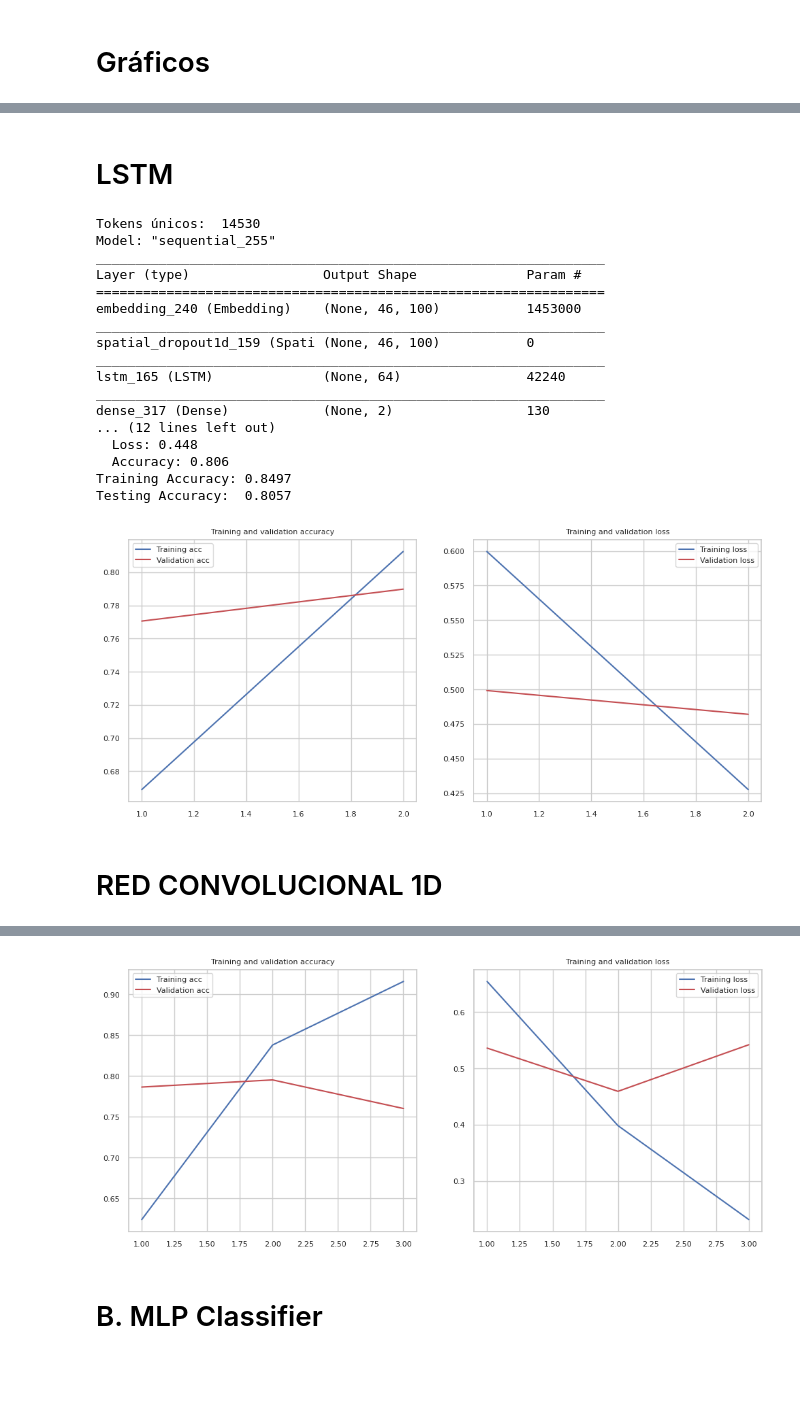
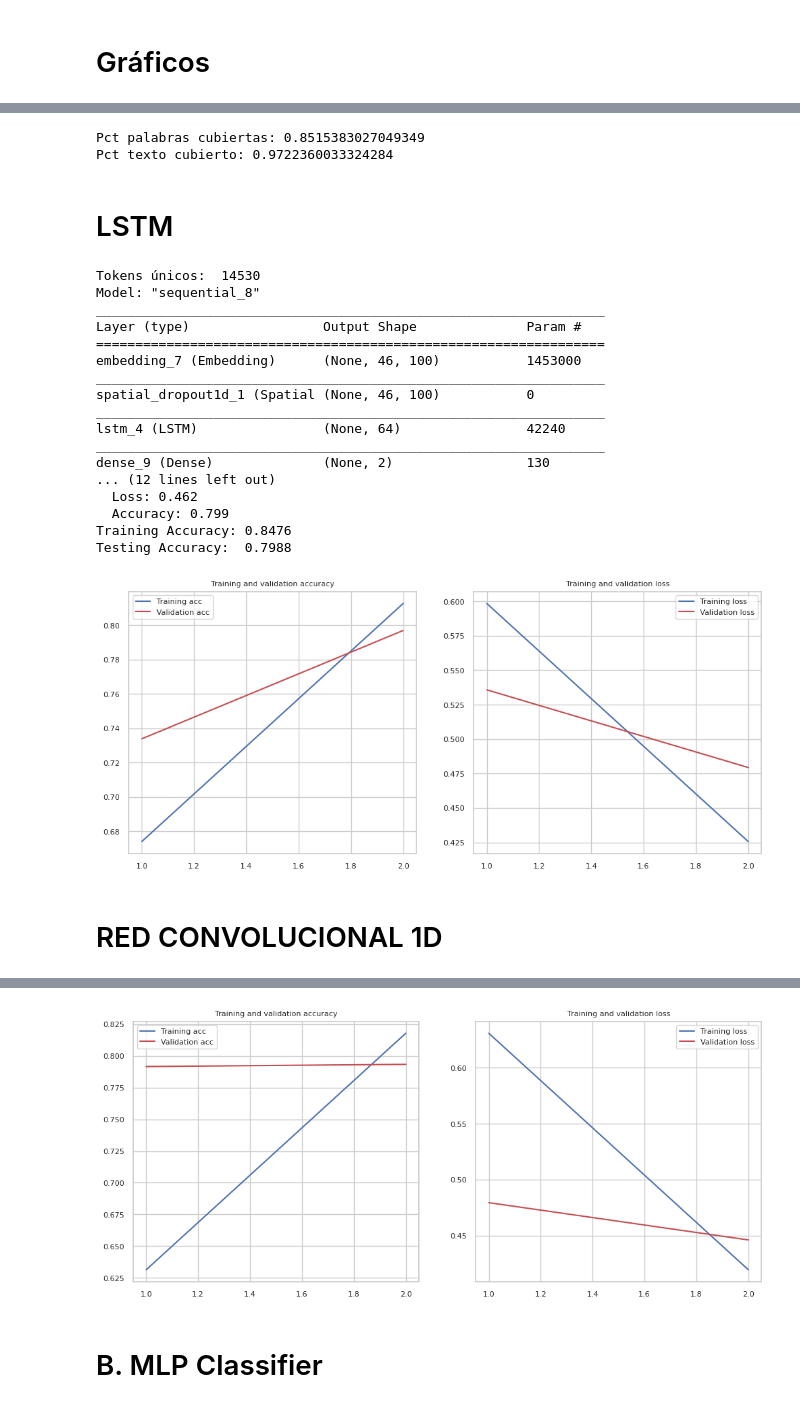
Before and after one commit to delpinor/datos7506, a Jupyter notebook: TP2 - ML.ipynb, the cells around one changed output, grey strips where cells are left out. Saved outputs shown, nothing was run; the diff lists cells and outputs as text; code cells hidden in the pictures; blank space fills up the shorter version.

```diff
--- a/TP2 - ML.ipynb
+++ b/TP2 - ML.ipynb
@@ -644,3 +779,14 @@ Epoch 2/2
+# %%
+a, b, c = porcentaje_cobertura(train_df['text_clean'],embeddings_index)
+print('Pct palabras cubiertas:', b)
+print('Pct texto cubierto:', c)
+#print('Palabras no cubiertas:', a)
+serie = pd.Series(a, index=a.keys())
+palabras_df = serie.to_frame().reset_index()
+#palabras_df.sort_values(by=0, ascending=False).to_csv('data/palabras_no_glove.csv')
+# %% [output]
+Pct palabras cubiertas: 0.8515383027049349
+Pct texto cubierto: 0.9722360033324284
 # %% [markdown]
 # LSTM
 # %%
@@ -670,15 +816,17 @@ y = pd.get_dummies(y).values
 
 
 # Split
-X_train, X_test, y_train, y_test = train_test_split(X,y, test_size = 0.25, random_state = 0)
+X_train, X_test, y_train, y_test = train_test_split(X,y, test_size = 0.25, random_state = 42)
 
 
 model = Sequential()
-model.add(layers.Embedding(vocab_size, EMBEDDING_DIM ,input_length = X.shape[1]))
-model.add(layers.SpatialDropout1D(0.6))
-model.add(layers.LSTM(64, dropout=0.2, recurrent_dropout=0.2))
-model.add(layers.Dense(2, activation='sigmoid'))
+model.add(Embedding(vocab_size, EMBEDDING_DIM ,input_length = X.shape[1]))
+model.add(SpatialDropout1D(0.6))
+model.add(LSTM(64, dropout=0.2, recurrent_dropout=0.2))
+model.add(Dense(2, activation='sigmoid'))
 model.compile(loss='categorical_crossentropy', optimizer='adam', metrics=['accuracy'])
+
+
 print(model.summary())
 
 
@@ -700,23 +848,23 @@ print("Testing Accuracy:  {:.4f}".format(accuracy))
 plot_history(history)
 # %% [output]
 Tokens únicos:  14530
-Model: "sequential_255"
+Model: "sequential_8"
 _________________________________________________________________
 Layer (type)                 Output Shape              Param #
 =================================================================
-embedding_240 (Embedding)    (None, 46, 100)           1453000
+embedding_7 (Embedding)      (None, 46, 100)           1453000
 _________________________________________________________________
-spatial_dropout1d_159 (Spati (None, 46, 100)           0
+spatial_dropout1d_1 (Spatial (None, 46, 100)           0
 _________________________________________________________________
-lstm_165 (LSTM)              (None, 64)                42240
+lstm_4 (LSTM)                (None, 64)                42240
 _________________________________________________________________
-dense_317 (Dense)            (None, 2)                 130
+dense_9 (Dense)              (None, 2)                 130
 ... (12 lines left out)
-  Loss: 0.448
-  Accuracy: 0.806
-Training Accuracy: 0.8497
-Testing Accuracy:  0.8057
+  Loss: 0.462
+  Accuracy: 0.799
+Training Accuracy: 0.8476
+Testing Accuracy:  0.7988
-[figure, old version]
+[figure, new version]
 # %% [markdown]
 # RED CONVOLUCIONAL 1D
 # %%
@@ -724,7 +872,7 @@ Testing Accuracy:  0.8057
 MAX_SEQUENCE_LENGTH = train_df['text_clean'].str.split().str.len().max() + 1
 
 #Maximo de palabras
-MAX_NB_WORDS = 50000
+MAX_NB_WORDS = 2000
 
 # Matriz de salida
 EMBEDDING_DIM = 100
@@ -749,15 +897,15 @@ X_train, X_test, y_train, y_test = train_test_split(X,y, test_size = 0.25, rando
 # Agrego unua red convolucional 1D
 model = Sequential()
 model.add(layers.Embedding(vocab_size, EMBEDDING_DIM ,input_length = X.shape[1]))
-model.add(layers.Conv1D(100, 5, activation='sigmoid'))
+model.add(layers.Conv1D(512, 32, activation='sigmoid'))
 model.add(layers.GlobalMaxPooling1D())
-model.add(layers.Dense(64, activation='sigmoid'))
+model.add(layers.Dense(64, activation='relu'))
 model.add(layers.Dense(2, activation='sigmoid'))
 model.compile(optimizer='adam',loss='binary_crossentropy',metrics=['accuracy'])
 
 
-epochs = 3
-batch_size = 32
+epochs = 2
+batch_size = 64
 
 history = model.fit(X_train, y_train, epochs=epochs, batch_size=batch_size,
                     validation_split=0.1,callbacks=[EarlyStopping(monitor='val_loss',
@@ -788,4 +934,4 @@ Testing Accuracy:  0.7684
-[figure, old version]
+[figure, new version]
 # %% [markdown]
 # B. MLP Classifier
 # %%
```
Also changed, not shown: parts of 11 cells of this notebook, 2 other files.
